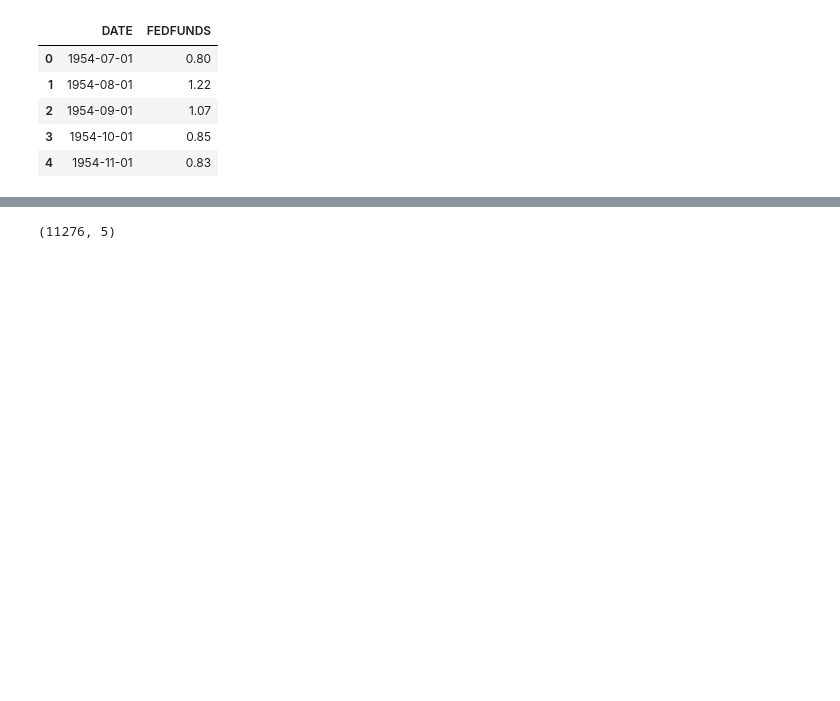
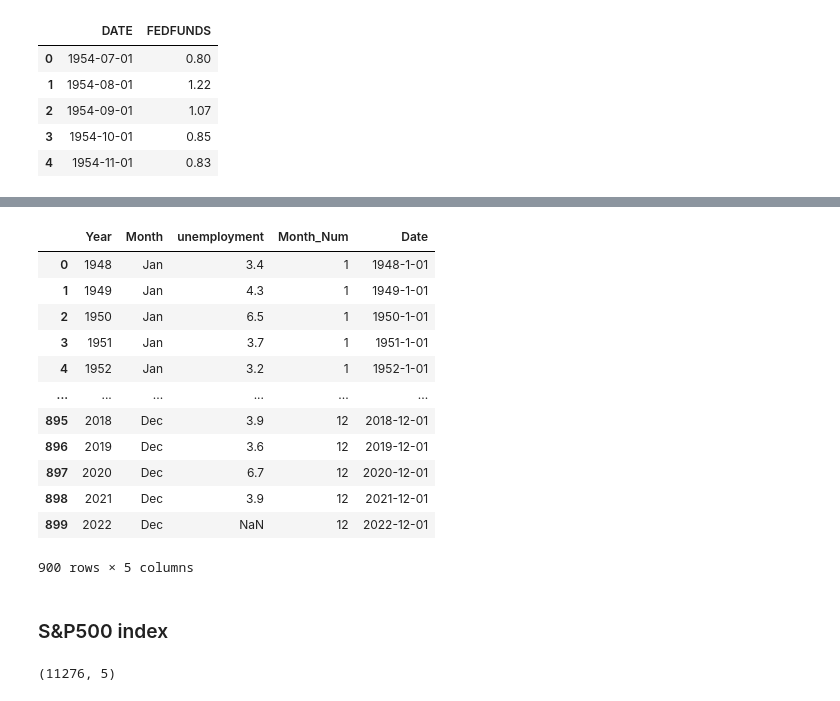
Before and after one commit to danhphan/gp_experiments, a Jupyter notebook: experiments/_data_preprocessing.ipynb, the cells around one changed output, grey strips where cells are left out. Cells and saved outputs as stored; diff of their text form; code cells hidden in the pictures; blank space fills up the shorter version.

```diff
--- a/experiments/_data_preprocessing.ipynb
+++ b/experiments/_data_preprocessing.ipynb
@@ -31,0 +51,6 @@ fed_df.set_index(pd.to_datetime(df.DATE))["FEDFUNDS"].plot()
+# %%
+mapping = {mon:num for mon, num in zip(uem_df.columns[1:], range(1,13))}
+# %%
+uem_df = uem_df.melt(id_vars='Year').rename(columns={"variable":"Month", "value":"unemployment"})
+uem_df["Month_Num"] = uem_df["Month"].map(mapping)
+uem_df.head()
@@ -32 +64,21 @@ fed_df.set_index(pd.to_datetime(df.DATE))["FEDFUNDS"].plot()
+# %%
+uem_df["Date"] = uem_df["Year"].astype(str) + "-" + uem_df["Month_Num"].astype(str) + "-" + "01"
+# %%
+uem_df
+# %% [output]
+|  | Year | Month | unemployment | Month_Num | Date |
+| 0 | 1948 | Jan | 3.4 | 1 | 1948-1-01 |
+| 1 | 1949 | Jan | 4.3 | 1 | 1949-1-01 |
+| 2 | 1950 | Jan | 6.5 | 1 | 1950-1-01 |
+| 3 | 1951 | Jan | 3.7 | 1 | 1951-1-01 |
+| 4 | 1952 | Jan | 3.2 | 1 | 1952-1-01 |
+| ... | ... | ... | ... | ... | ... |
+| 895 | 2018 | Dec | 3.9 | 12 | 2018-12-01 |
+| 896 | 2019 | Dec | 3.6 | 12 | 2019-12-01 |
+| 897 | 2020 | Dec | 6.7 | 12 | 2020-12-01 |
+| 898 | 2021 | Dec | 3.9 | 12 | 2021-12-01 |
+| 899 | 2022 | Dec | NaN | 12 | 2022-12-01 |
+900 rows × 5 columns
+# %% [markdown]
+### S&P500 index
 # %%
```
Also changed, not shown: parts of 16 cells of this notebook.
